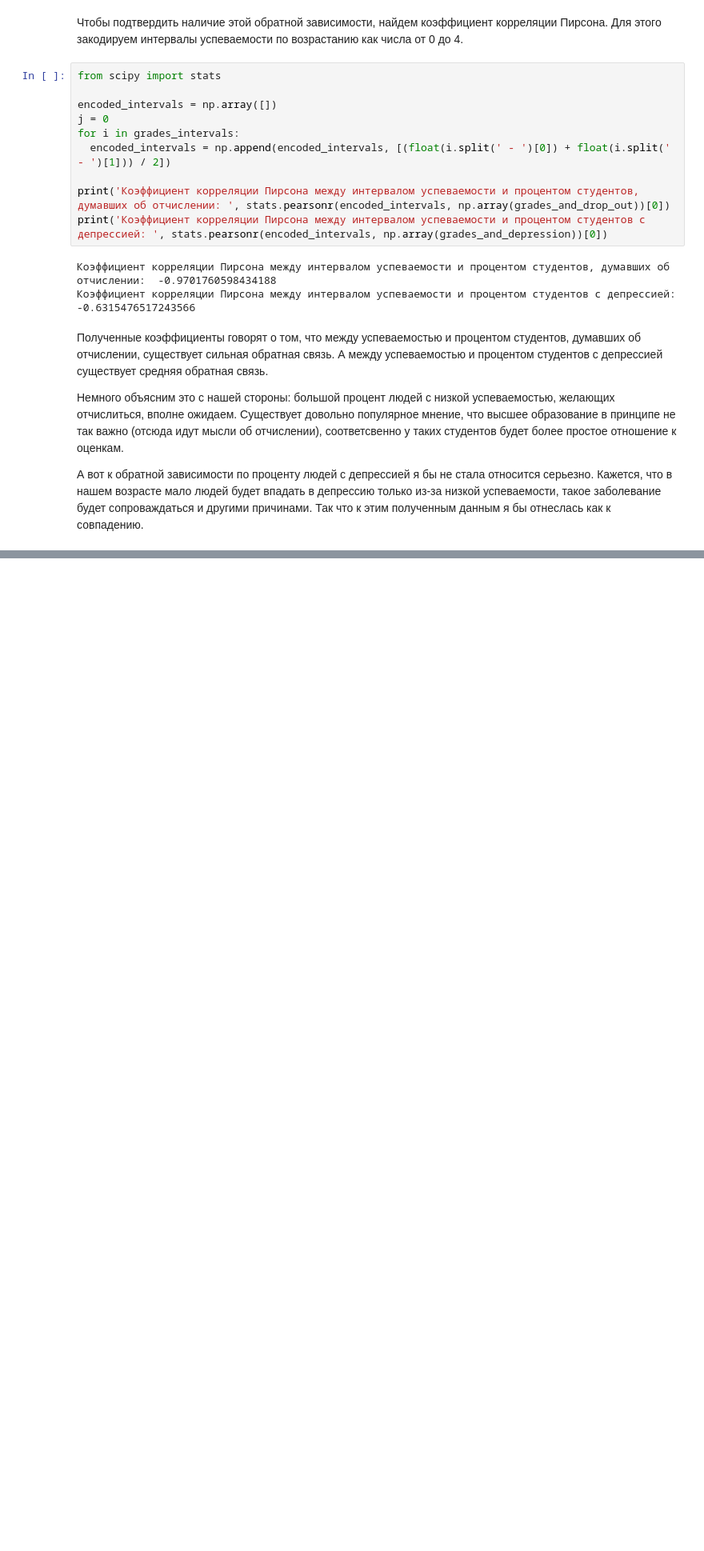
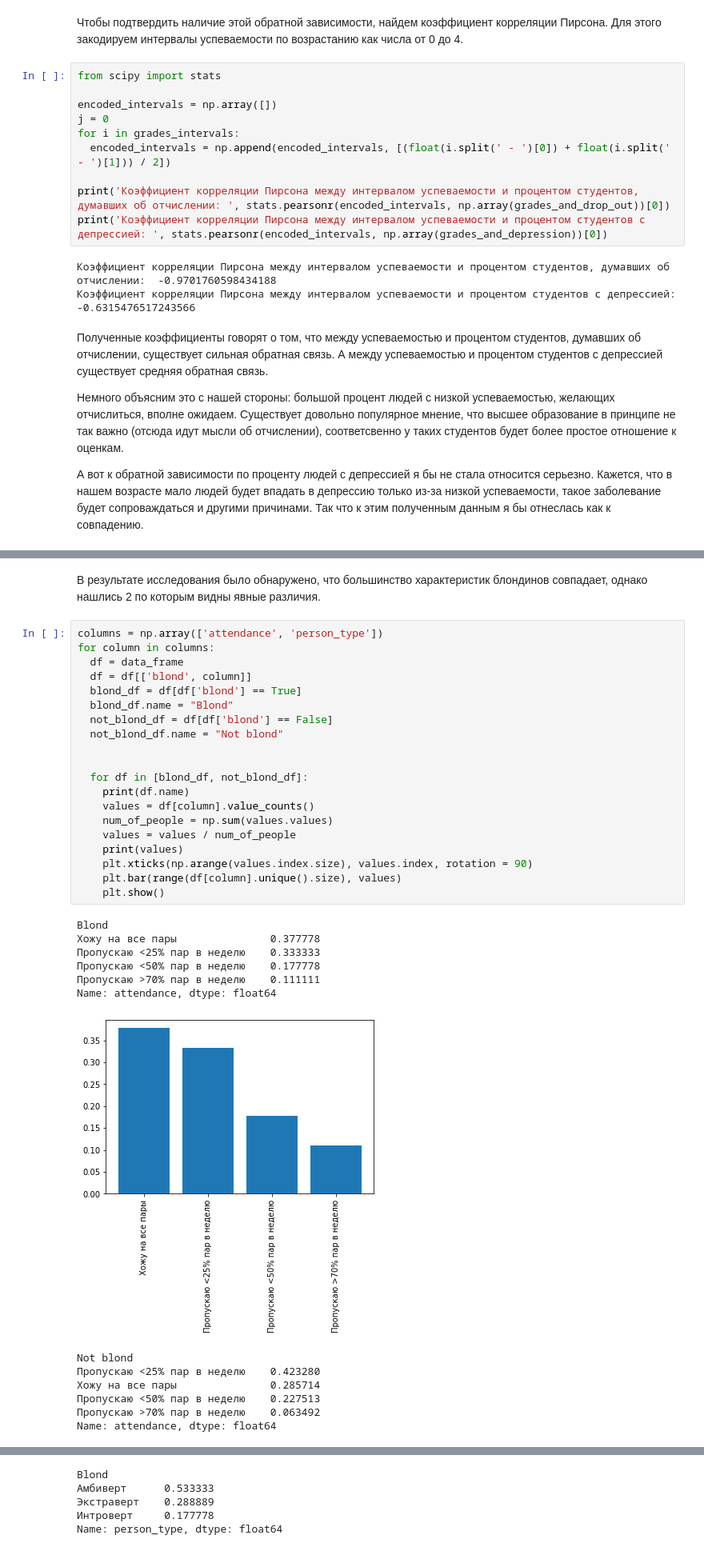
Before and after one commit to sherri-ice/DataAnalyseProject, a Jupyter notebook: vkiad_project.ipynb, the cells around one changed output, grey strips where cells are left out. Shown: that part at 80% size. Cells and saved outputs as stored; diff of their text form; blank space fills up the shorter version.

```diff
--- a/vkiad_project.ipynb
+++ b/vkiad_project.ipynb
@@ -381,0 +495,36 @@ print('Коэффициент корреляции Пирсона между и
+# %% [markdown]
+В результате исследования было обнаружено, что большинство характеристик блондинов совпадает, однако нашлись 2 по которым видны явные различия.
+# %%
+columns = np.array(['attendance', 'person_type'])
+for column in columns:
+  df = data_frame
+  df = df[['blond', column]]
+  blond_df = df[df['blond'] == True]
+  blond_df.name = "Blond"
+  not_blond_df = df[df['blond'] == False]
+  not_blond_df.name = "Not blond"
+
+
+  for df in [blond_df, not_blond_df]:
+    print(df.name)
+    values = df[column].value_counts()
+    num_of_people = np.sum(values.values)
+    values = values / num_of_people
+    print(values)
+    plt.xticks(np.arange(values.index.size), values.index, rotation = 90)
+    plt.bar(range(df[column].unique().size), values)
+    plt.show()
+# %% [output]
+Blond
+Хожу на все пары               0.377778
+Пропускаю <25% пар в неделю    0.333333
+Пропускаю <50% пар в неделю    0.177778
+Пропускаю >70% пар в неделю    0.111111
+Name: attendance, dtype: float64
+[figure, added]
+Not blond
+Пропускаю <25% пар в неделю    0.423280
+Хожу на все пары               0.285714
+Пропускаю <50% пар в неделю    0.227513
+Пропускаю >70% пар в неделю    0.063492
+Name: attendance, dtype: float64
@@ -381,0 +532,5 @@ print('Коэффициент корреляции Пирсона между и
+Blond
+Амбиверт      0.533333
+Экстраверт    0.288889
+Интроверт     0.177778
+Name: person_type, dtype: float64
```
Also changed, not shown: parts of 13 cells of this notebook.
